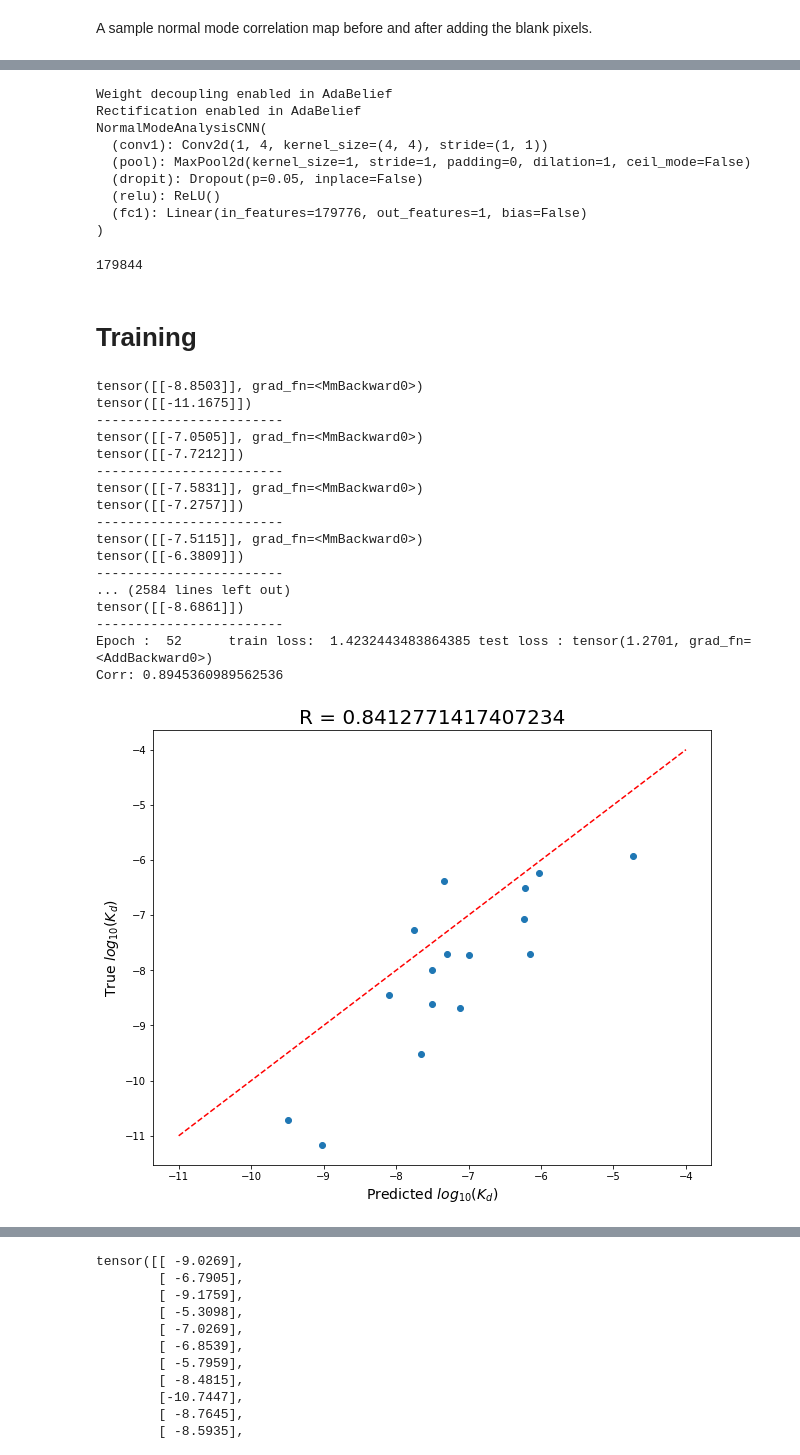
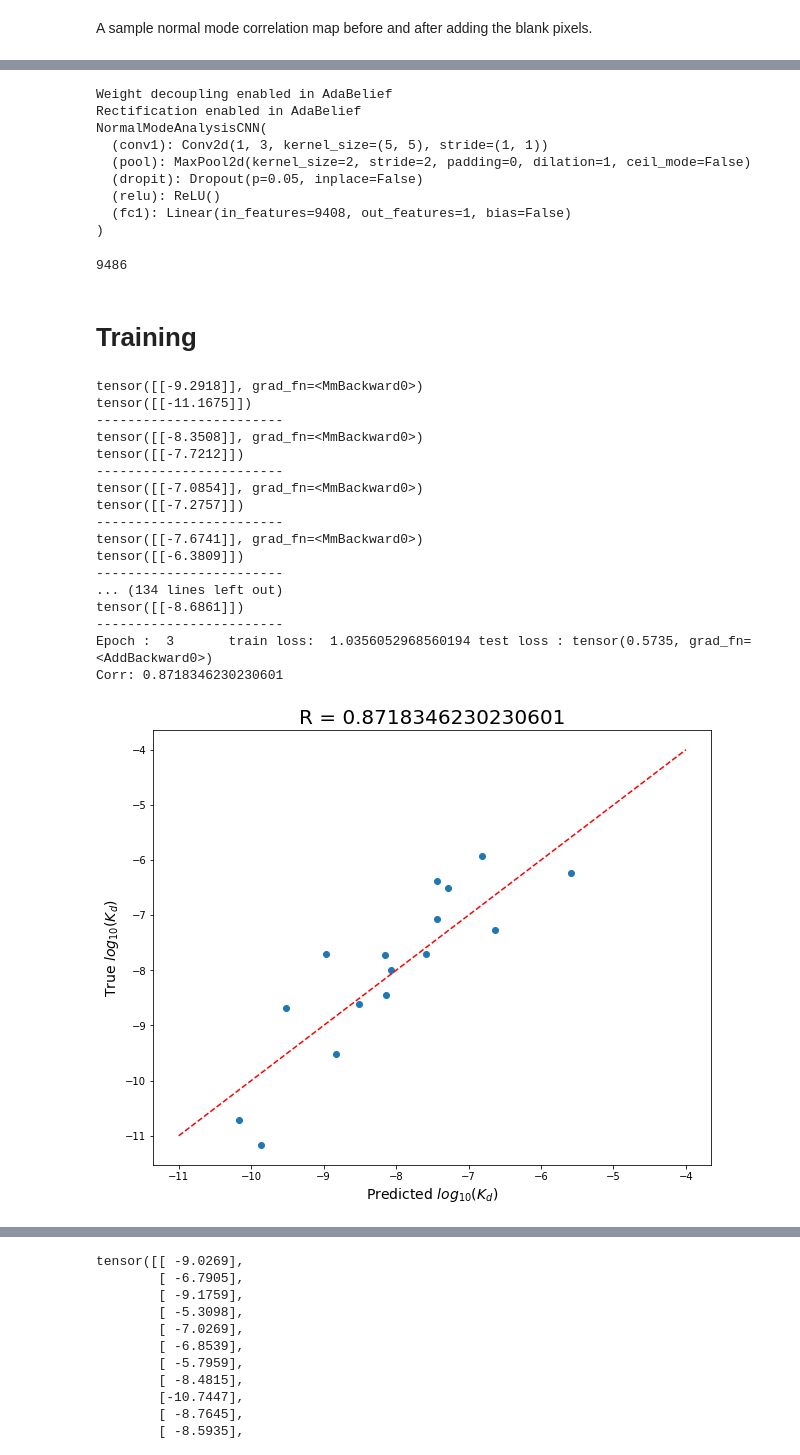
Before and after one commit to kevinmicha/ANTIPASTI, a Jupyter notebook: notebooks/[Tutorial] Training NMA-CNN.ipynb, the cells around one changed output, grey strips where cells are left out. Drawn from its saved outputs; the diff is of its cells as text; code cells hidden in the pictures.

Commit message:
Uploading results for heavy chain

```diff
--- a/notebooks/[Tutorial] Training NMA-CNN.ipynb
+++ b/notebooks/[Tutorial] Training NMA-CNN.ipynb
@@ -23,13 +23,11 @@ from nmacnn.utils.torch_utils import create_test_set, save_checkpoint, training_
 # %% [markdown]
 # Pre-processing
 # %%
-np.random.seed(0)
-
 modes = 30 # Number of normal modes to consider. Relevant if renew_maps is True
 renew_maps = False # True to compute again all the normal mode correlation maps
 renew_residues = False # True to retrieve again all the chain lengths
 mode = 'fully-extended' # Choose between 'fully-extended' and 'fully-cropped'
-regions = 'paired_hl' # 'paired_hl' or 'heavy'
+regions = 'heavy' # 'paired_hl' or 'heavy'
 pathological = ['5omm', '1mj7', '1qfw', '1qyg', '3ifl', '3lrh', '3pp4', '3ru8', '3t0w', '3t0x', '4fqr', '4gxu', '4jfx', '4k3h', '4jfz', '4jg0', '4jg1', '4jn2', '4o4y', '4qxt', '4r3s', '4w6y', '4w6y', '5ies', '5ivn', '5j57', '5kvd', '5kzp', '5mes', '5nmv', '5sy8', '5t29', '5t5b', '5vag', '3etb', '3gkz', '3uze', '3uzq', '4f9l', '4gqp', '4r2g', '5c6t']
 
 preprocessed_data = Preprocessing(modes=modes, regions=regions, pathological=pathological, renew_maps=renew_maps, renew_residues=renew_residues, mode=mode)
@@ -89,10 +87,10 @@ plt.show()
 train_x, test_x, train_y, test_y = create_test_set(preprocessed_data.train_x, preprocessed_data.train_y)
 # %%
 # Hyperparameters
-n_filters = 4
-filter_size = 4
-pooling_size = 1
-learning_rate = 0.00027253018778842
+n_filters = 3
+filter_size = 5
+pooling_size = 2
+learning_rate = 0.0003657756272162166
 
 # Defining the model, optimiser and loss function
 model = NormalModeAnalysisCNN(n_filters=n_filters, filter_size=filter_size, pooling_size=pooling_size, input_shape=input_shape)
@@ -104,11 +102,11 @@ print(model)
 Weight decoupling enabled in AdaBelief
 Rectification enabled in AdaBelief
 NormalModeAnalysisCNN(
-  (conv1): Conv2d(1, 4, kernel_size=(4, 4), stride=(1, 1))
-  (pool): MaxPool2d(kernel_size=1, stride=1, padding=0, dilation=1, ceil_mode=False)
+  (conv1): Conv2d(1, 3, kernel_size=(5, 5), stride=(1, 1))
+  (pool): MaxPool2d(kernel_size=2, stride=2, padding=0, dilation=1, ceil_mode=False)
   (dropit): Dropout(p=0.05, inplace=False)
   (relu): ReLU()
-  (fc1): Linear(in_features=179776, out_features=1, bias=False)
+  (fc1): Linear(in_features=9408, out_features=1, bias=False)
 )
 # %%
 def count_parameters(model):
@@ -116,7 +114,7 @@ def count_parameters(model):
 # %%
 count_parameters(model)
 # %% [output]
-179844
+9486
 # %%
 #{'learning_rate': 0.00027253018778843, 'n_max_epochs': 65, 'pooling_size': 1, 'filter_size': 4, 'n_filters': 4}
 #{'learning_rate': 0.0008657756272162166, 'n_max_epochs': 82, 'pooling_size': 1, 'filter_size': 5, 'n_filters': 1}. Best is trial 30 with value: 1.0617385705312092.
@@ -125,8 +123,14 @@ count_parameters(model)
 # %%
 train_losses = []
 test_losses = []
+
+test_y = np.delete(test_y, 0, 0)
+test_x = np.delete(test_x, 0, 0)
+
+test_y = np.delete(test_y, 11, 0)
+test_x = np.delete(test_x, 11, 0)
 # %%
-n_max_epochs = 250
+n_max_epochs = 50
 max_corr = 0.87
 batch_size = 32
 
@@ -136,21 +140,21 @@ train_loss, test_loss, inter_filter, y_test, output_test = training_routine(mode
 train_losses.extend(train_loss)
 test_losses.extend(test_loss)
 # %% [output]
-tensor([[-8.8503]], grad_fn=<MmBackward0>)
+tensor([[-9.2918]], grad_fn=<MmBackward0>)
 tensor([[-11.1675]])
 ------------------------
-tensor([[-7.0505]], grad_fn=<MmBackward0>)
+tensor([[-8.3508]], grad_fn=<MmBackward0>)
 tensor([[-7.7212]])
 ------------------------
-tensor([[-7.5831]], grad_fn=<MmBackward0>)
+tensor([[-7.0854]], grad_fn=<MmBackward0>)
 tensor([[-7.2757]])
 ------------------------
-tensor([[-7.5115]], grad_fn=<MmBackward0>)
+tensor([[-7.6741]], grad_fn=<MmBackward0>)
 tensor([[-6.3809]])
 ------------------------
-... (2584 lines left out)
+... (134 lines left out)
 tensor([[-8.6861]])
 ------------------------
-Epoch :  52      train loss:  1.4232443483864385 test loss : tensor(1.2701, grad_fn=<AddBackward0>)
-Corr: 0.8945360989562536
+Epoch :  3       train loss:  1.0356052968560194 test loss : tensor(0.5735, grad_fn=<AddBackward0>)
+Corr: 0.8718346230230601
 # %%
@@ -158,14 +162,14 @@ Corr: 0.8945360989562536
 # %%
 fig = plt.figure(figsize=(10, 8))
-plt.scatter(output_test.detach().numpy(), y_test[:,0].detach().numpy())
-corr = np.corrcoef(output_test.detach().numpy().T, y_test[:,0].detach().numpy().T)[1,0]
+plt.scatter(output_test[:,0].detach().numpy(), y_test[:,0].detach().numpy())
+corr = np.corrcoef(output_test[:,0].detach().numpy().T, y_test[:,0].detach().numpy().T)[1,0]
 plt.plot([-11,-4],[-11,-4], c='r', linestyle='dashed')
 plt.title('R = '+str(corr), size=title_size)
 plt.xlabel('Predicted $log_{10}$($K_d$)', size=font_size)
 plt.ylabel('True $log_{10}$($K_d$)', size=font_size)
 plt.show()
 # %% [output]
-[figure, old version]
+[figure, new version]
 # %%
 fig, axs = plt.subplots((n_filters+1)//2, 2, figsize=(18, 20))
 size_le = int(np.sqrt(model.fc1.weight.data.numpy().shape[-1] / n_filters))
```
Also changed, not shown: parts of 10 cells of this notebook, 11 other files.
